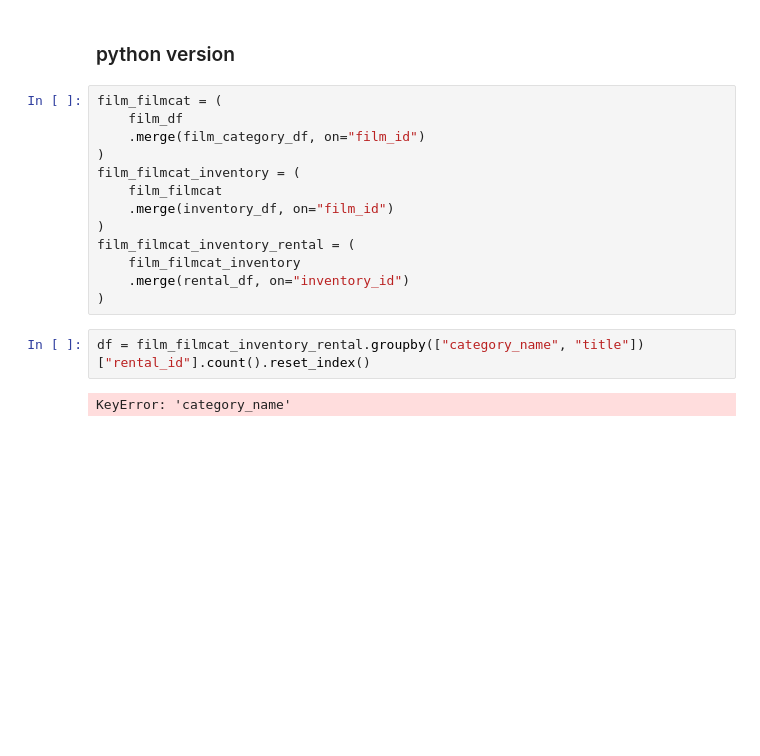
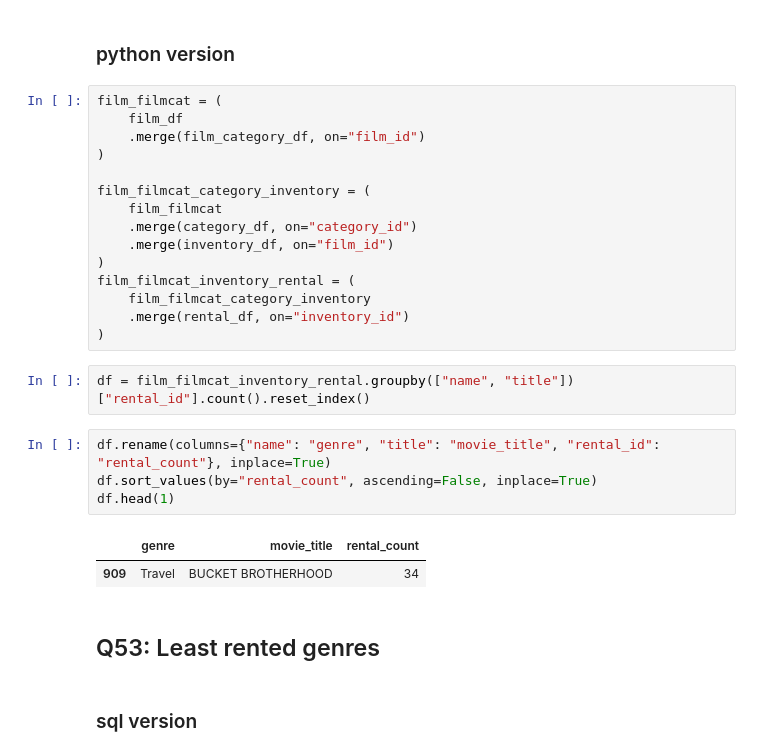
Before and after one commit to cenkerarin/lotus-practice, a Jupyter notebook: practice.ipynb, the cells around one changed output. Drawn from its saved outputs; the diff is of its cells as text; blank space fills up the shorter version.

```diff
--- a/practice.ipynb
+++ b/practice.ipynb
@@ -2897,15 +2897,26 @@ film_filmcat = (
     film_df
     .merge(film_category_df, on="film_id")
 )
-film_filmcat_inventory = (
+
+film_filmcat_category_inventory = (
     film_filmcat
+    .merge(category_df, on="category_id")
     .merge(inventory_df, on="film_id")
 )
 film_filmcat_inventory_rental = (
-    film_filmcat_inventory
+    film_filmcat_category_inventory
     .merge(rental_df, on="inventory_id")
 )
 # %%
-df = film_filmcat_inventory_rental.groupby(["category_name", "title"])["rental_id"].count().reset_index()
+df = film_filmcat_inventory_rental.groupby(["name", "title"])["rental_id"].count().reset_index()
-# %% [output]
-KeyError: 'category_name'
+# %%
+df.rename(columns={"name": "genre", "title": "movie_title", "rental_id": "rental_count"}, inplace=True)
+df.sort_values(by="rental_count", ascending=False, inplace=True)
+df.head(1)
+# %% [output]
+|  | genre | movie_title | rental_count |
+| 909 | Travel | BUCKET BROTHERHOOD | 34 |
+# %% [markdown]
+## Q53: Least rented genres
+# %% [markdown]
+### sql version
```
Also changed, not shown: parts of 91 cells of this notebook.
